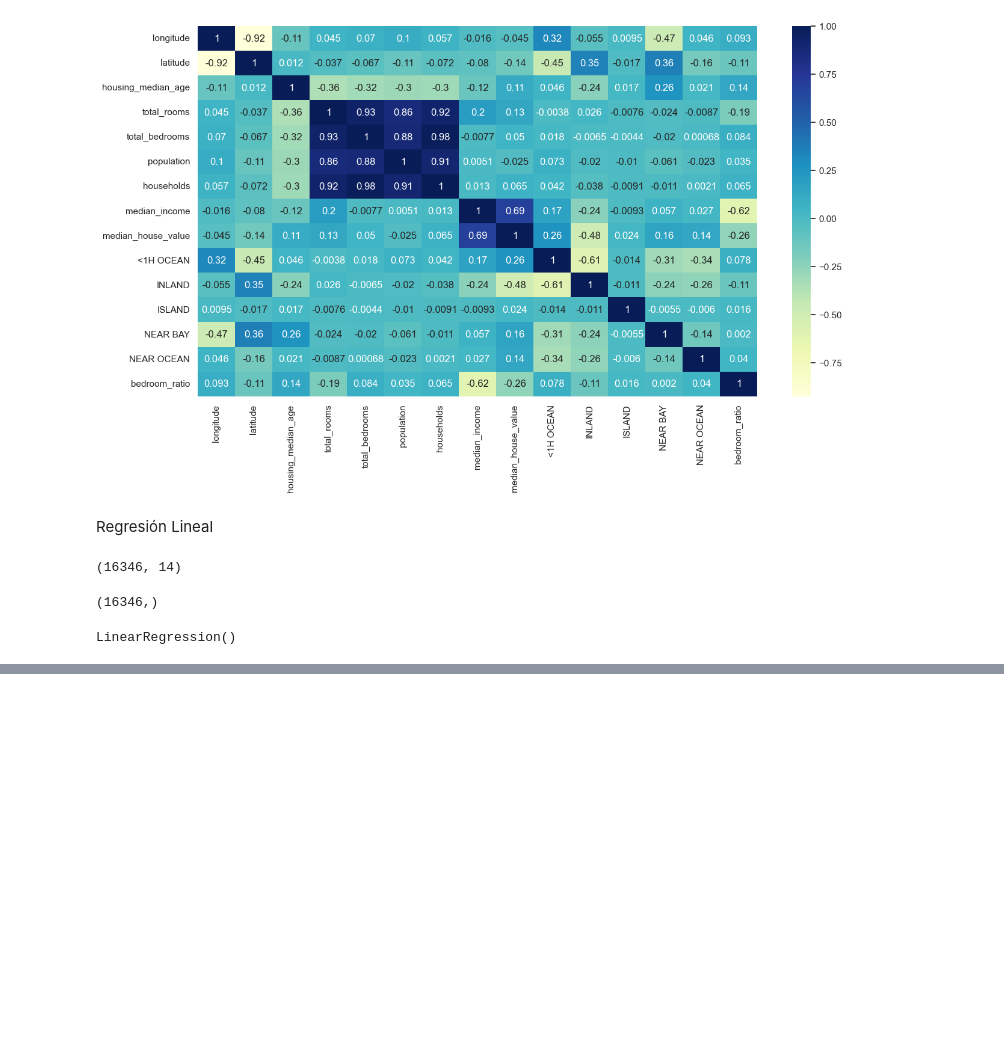
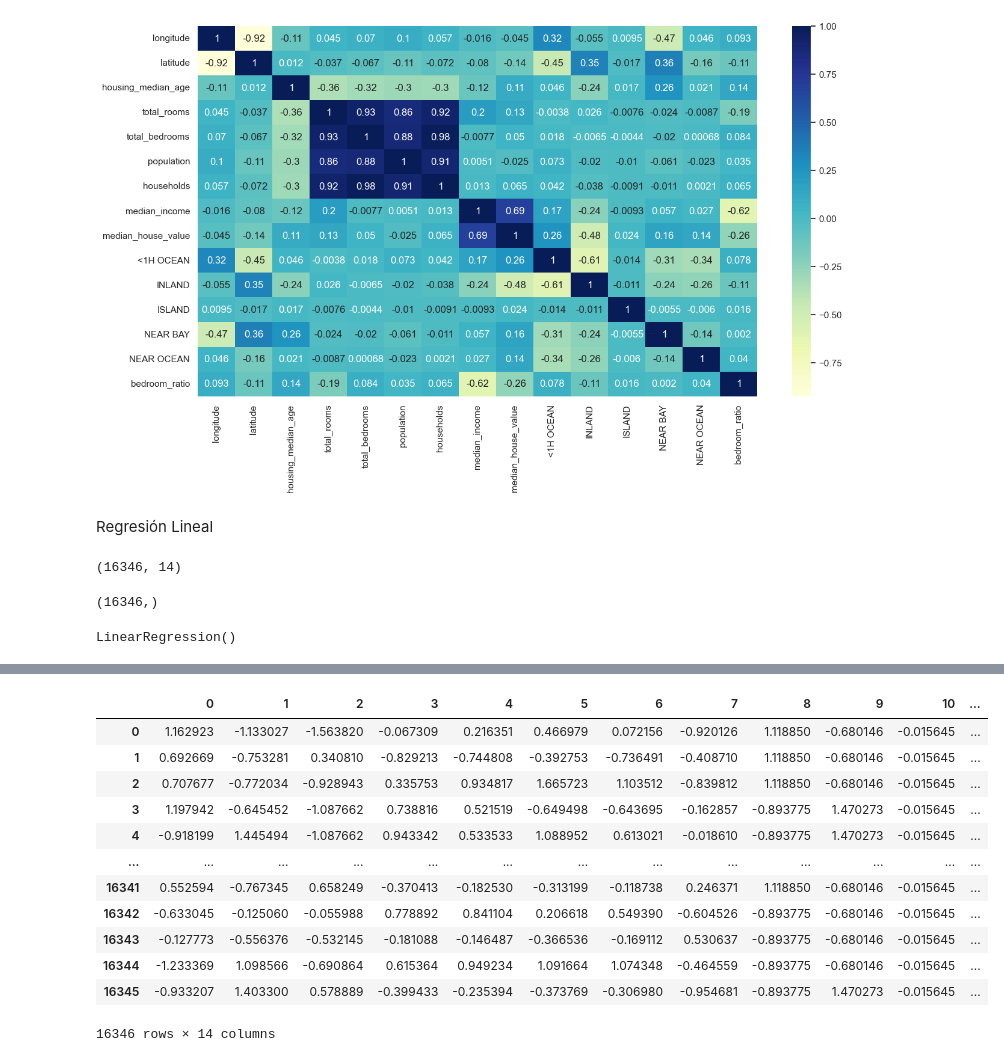
Before and after one commit to HeberthDCM/Curso_IA_RM, a Jupyter notebook: Unidad 04/04_02_Ejercicio_RL.ipynb, the cells around one changed output, grey strips where cells are left out. Drawn from its saved outputs; the diff is of its cells as text; code cells hidden in the pictures; blank space fills up the shorter version.

```diff
--- a/Unidad 04/04_02_Ejercicio_RL.ipynb
+++ b/Unidad 04/04_02_Ejercicio_RL.ipynb
@@ -283,0 +319,5 @@ pd.DataFrame(comparativa)
+# %%
+from sklearn.preprocessing import StandardScaler
+scaler = StandardScaler()
+X_ent_esc = scaler.fit_transform(X_entr)
+X_pru_esc = scaler.fit_transform(X_pru)
@@ -283,0 +356,16 @@ pd.DataFrame(comparativa)
+# %%
+pd.DataFrame(X_ent_esc)
+# %% [output]
+|  | 0 | 1 | 2 | 3 | 4 | 5 | 6 | 7 | 8 | 9 | 10 | ... |
+| 0 | 1.162923 | -1.133027 | -1.563820 | -0.067309 | 0.216351 | 0.466979 | 0.072156 | -0.920126 | 1.118850 | -0.680146 | -0.015645 | ... |
+| 1 | 0.692669 | -0.753281 | 0.340810 | -0.829213 | -0.744808 | -0.392753 | -0.736491 | -0.408710 | 1.118850 | -0.680146 | -0.015645 | ... |
+| 2 | 0.707677 | -0.772034 | -0.928943 | 0.335753 | 0.934817 | 1.665723 | 1.103512 | -0.839812 | 1.118850 | -0.680146 | -0.015645 | ... |
+| 3 | 1.197942 | -0.645452 | -1.087662 | 0.738816 | 0.521519 | -0.649498 | -0.643695 | -0.162857 | -0.893775 | 1.470273 | -0.015645 | ... |
+| 4 | -0.918199 | 1.445494 | -1.087662 | 0.943342 | 0.533533 | 1.088952 | 0.613021 | -0.018610 | -0.893775 | 1.470273 | -0.015645 | ... |
+| ... | ... | ... | ... | ... | ... | ... | ... | ... | ... | ... | ... | ... |
+| 16341 | 0.552594 | -0.767345 | 0.658249 | -0.370413 | -0.182530 | -0.313199 | -0.118738 | 0.246371 | 1.118850 | -0.680146 | -0.015645 | ... |
+| 16342 | -0.633045 | -0.125060 | -0.055988 | 0.778892 | 0.841104 | 0.206618 | 0.549390 | -0.604526 | -0.893775 | -0.680146 | -0.015645 | ... |
+| 16343 | -0.127773 | -0.556376 | -0.532145 | -0.181088 | -0.146487 | -0.366536 | -0.169112 | 0.530637 | -0.893775 | -0.680146 | -0.015645 | ... |
+| 16344 | -1.233369 | 1.098566 | -0.690864 | 0.615364 | 0.949234 | 1.091664 | 1.074348 | -0.464559 | -0.893775 | -0.680146 | -0.015645 | ... |
+| 16345 | -0.933207 | 1.403300 | 0.578889 | -0.399433 | -0.235394 | -0.373769 | -0.306980 | -0.954681 | -0.893775 | 1.470273 | -0.015645 | ... |
+16346 rows × 14 columns
```
Also changed, not shown: parts of 13 cells of this notebook.
